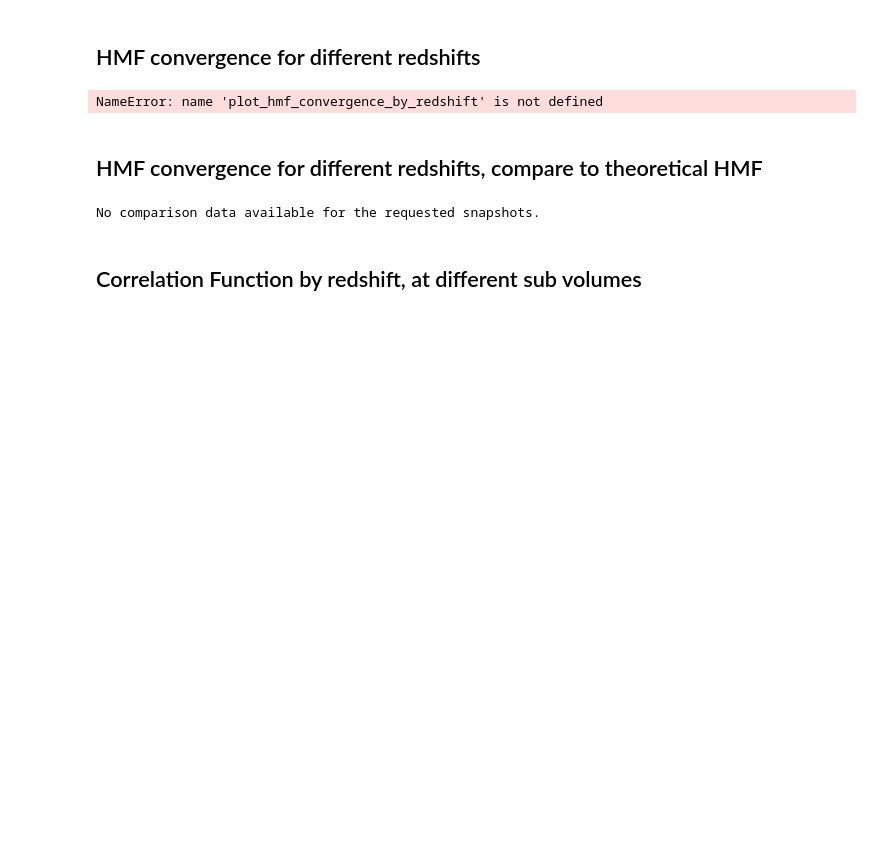
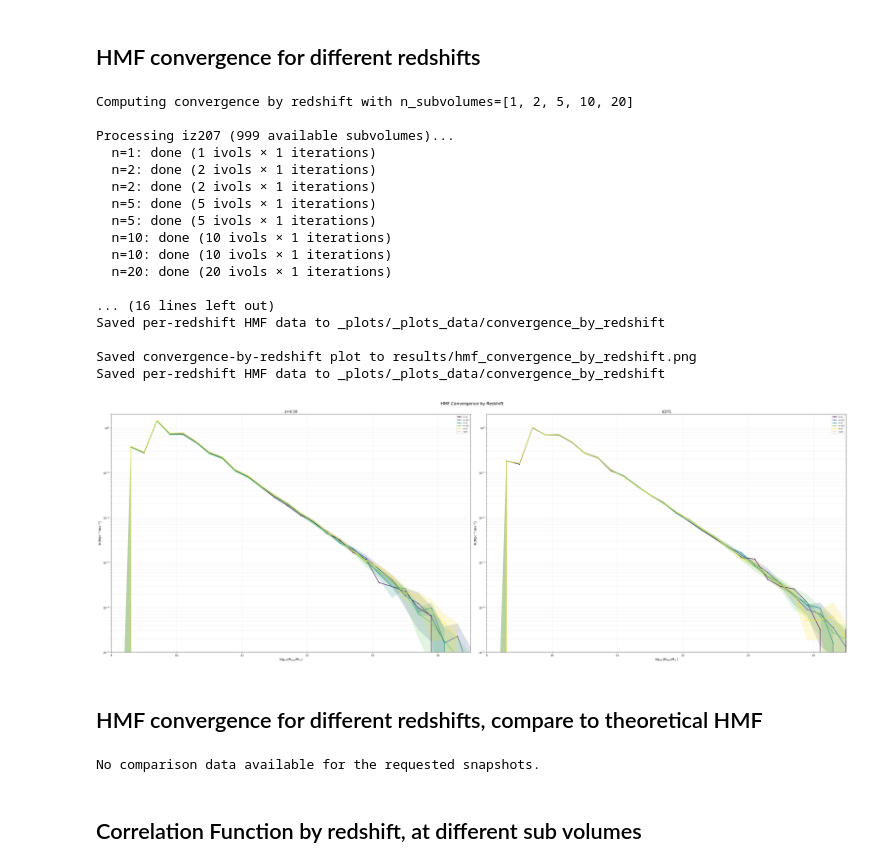
Before and after one commit to OscarHickman/galform_analysis, a Jupyter notebook: examples/subvolume_convergence.ipynb, the cells around one changed output. Saved outputs shown, nothing was run; the diff lists cells and outputs as text; code cells hidden in the pictures; blank space fills up the shorter version.

```diff
--- a/examples/subvolume_convergence.ipynb
+++ b/examples/subvolume_convergence.ipynb
@@ -498,25 +464,42 @@ NameError: name 'obs_by_iz_and_n_corrected' is not defined
 # %% [markdown]
 ## HMF convergence for different redshifts
 # %%
-# Per-redshift HMF convergence - test different subvolume per redshift
+# Per-redshift HMF convergence - test different subvolume counts per redshift
 iz_snapshots_for_redshift = [207, 271]
 n_subvolumes_per_z = [1, 2, 5, 10, 20]
 
 hmf_by_z = plot_hmf_convergence_by_redshift(
     base_dir,
     df_completed,
     iz_snapshots_for_redshift,
     n_subvolumes=n_subvolumes_per_z,
     n_iterations=1,
     bins=np.arange(9.0, 15.0, 0.2),
     outdir='results',
-    do_save=False,
+    do_save=True,
     xlim=(9.0, 14.5),
     ylim=(1e-5, 2.0),
     panel_size=(20, 14)
 )
 # %% [output]
-NameError: name 'plot_hmf_convergence_by_redshift' is not defined
+Computing convergence by redshift with n_subvolumes=[1, 2, 5, 10, 20]
+
+Processing iz207 (999 available subvolumes)...
+  n=1: done (1 ivols × 1 iterations)
+  n=2: done (2 ivols × 1 iterations)
+  n=2: done (2 ivols × 1 iterations)
+  n=5: done (5 ivols × 1 iterations)
+  n=5: done (5 ivols × 1 iterations)
+  n=10: done (10 ivols × 1 iterations)
+  n=10: done (10 ivols × 1 iterations)
+  n=20: done (20 ivols × 1 iterations)
+
+... (16 lines left out)
+Saved per-redshift HMF data to _plots/_plots_data/convergence_by_redshift
+
+Saved convergence-by-redshift plot to results/hmf_convergence_by_redshift.png
+Saved per-redshift HMF data to _plots/_plots_data/convergence_by_redshift
+[figure, added]
 # %% [markdown]
 ## HMF convergence for different redshifts, compare to theoretical HMF
 # %%
```
Also changed, not shown: parts of 12 cells of this notebook, 24 other files.
